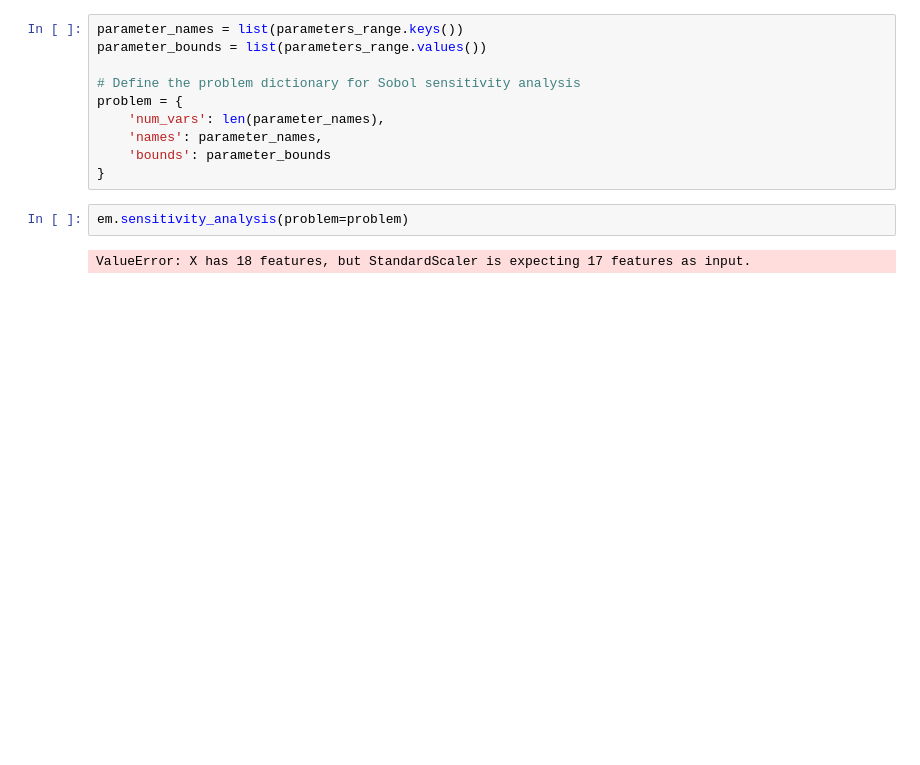
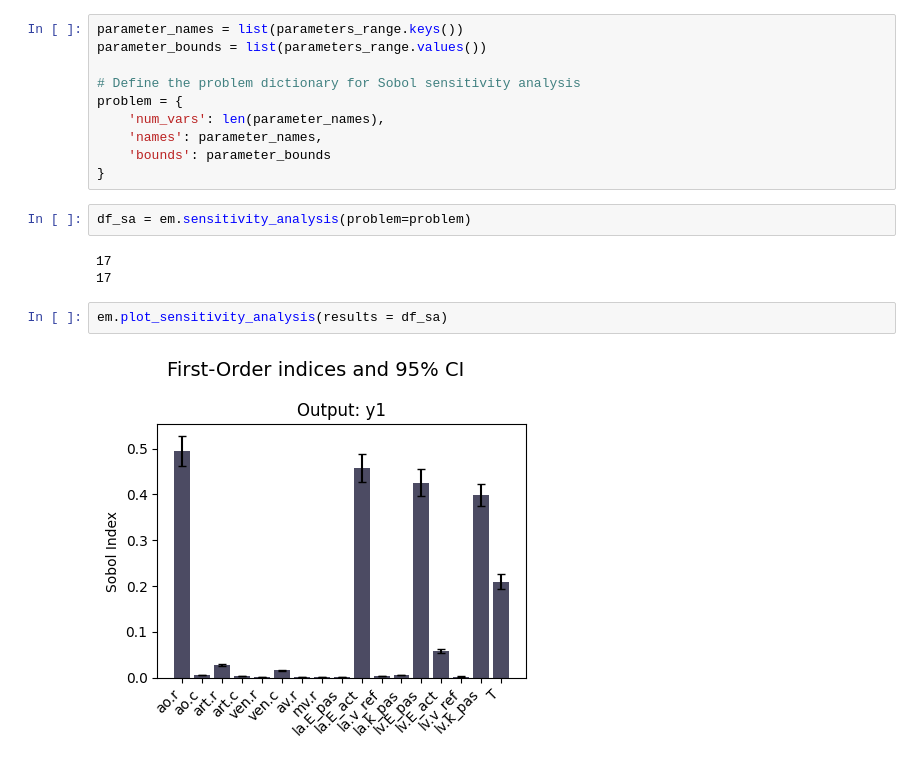
Before and after one commit to alan-turing-institute/comparative-gsa, a Jupyter notebook: sandbox/ae_naghavi.ipynb, the cells around one changed output. Cells and saved outputs as stored; diff of their text form; blank space fills up the shorter version.

```diff
--- a/sandbox/ae_naghavi.ipynb
+++ b/sandbox/ae_naghavi.ipynb
@@ -174,6 +164,11 @@ problem = {
     'bounds': parameter_bounds
 }
 # %%
-em.sensitivity_analysis(problem=problem)
+df_sa = em.sensitivity_analysis(problem=problem)
 # %% [output]
-ValueError: X has 18 features, but StandardScaler is expecting 17 features as input.
+17
+17
+# %%
+em.plot_sensitivity_analysis(results = df_sa)
+# %% [output]
+[figure, added]
```
Also changed, not shown: parts of 4 cells of this notebook, 2 other files.
